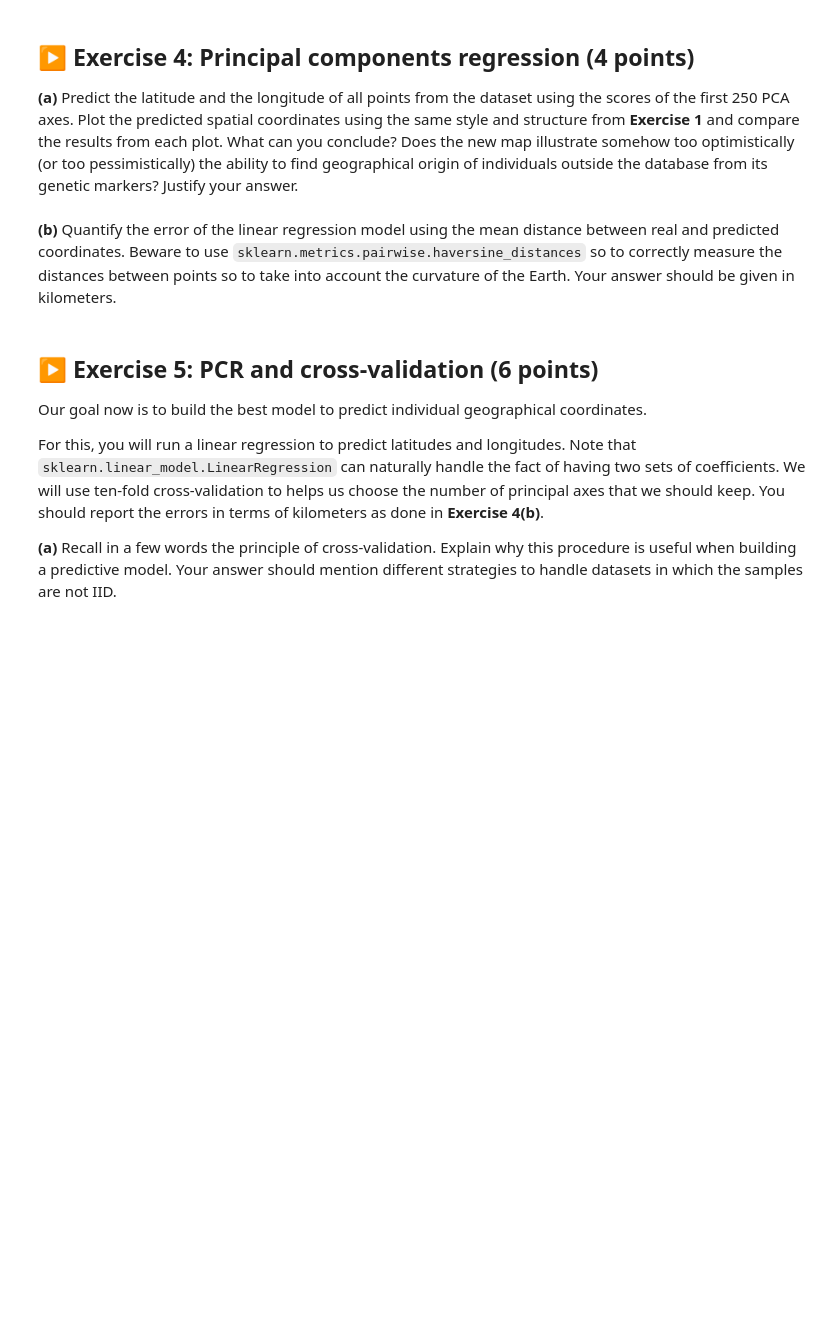
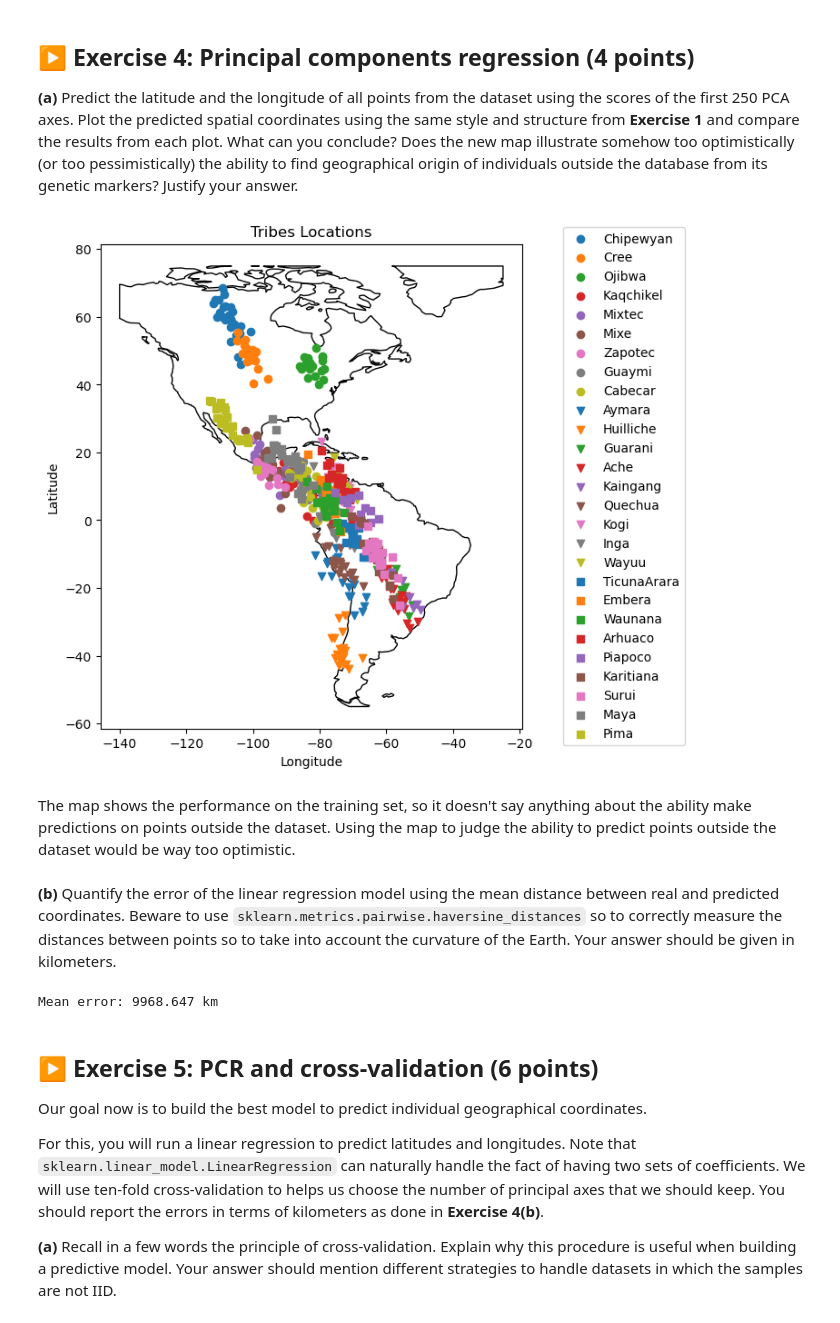
Before and after one commit to felixwl/isla, a Jupyter notebook: tp2/TP2.ipynb, the cells around one changed output. Drawn from its saved outputs; the diff is of its cells as text; code cells hidden in the pictures; blank space fills up the shorter version.

```diff
--- a/tp2/TP2.ipynb
+++ b/tp2/TP2.ipynb
@@ -207,8 +285,51 @@ Redo the 2D scatter plot from item **(b)** on the normalized version of the data
 ## ▶️ Exercise 4: Principal components regression (4 points)
 
 **(a)** Predict the latitude and the longitude of all points from the dataset using the scores of the first 250 PCA axes. Plot the predicted spatial coordinates using the same style and structure from **Exercise 1** and compare the results from each plot. What can you conclude? Does the new map illustrate somehow too optimistically (or too pessimistically) the ability to find geographical origin of individuals outside the database from its genetic markers? Justify your answer.
+# %%
+from sklearn.pipeline import make_pipeline
+
+y = df[['long', 'lat']].values
+
+scaler = StandardScaler()
+pca = PCA(n_components=250)
+regression = LinearRegression()
+
+pipeline = make_pipeline(scaler, pca, regression)
+pipeline.fit(X, y)
+predictions = pipeline.predict(X)
+
+# Plotting
+world = gpd.read_file(geodatasets.get_path('naturalearth.land'))
+fig, ax = plt.subplots(figsize=(8.0, 6.5))
+plt.subplots_adjust(left=0.0, right=0.90, bottom=0.10, top=0.92)
+world.clip([-140, -55, -25, 75]).plot(ax=ax, color='white', edgecolor='black')
+marker_list = ['o', 'v', 's']
+colors_list = [f'C{i}' for i in range(9)]
+for i, tribe in enumerate(gdf['Pop'].unique()):
+    members_tribe = predictions[gdf['Pop'] == tribe]
+    ax.scatter(members_tribe[:, 0], members_tribe[:, 1],
+               marker=marker_list[i//9],
+               color=colors_list[i%9], label=tribe)
+ax.legend(loc='center right', bbox_to_anchor=(1.4, 0.5))
+ax.set_title('Tribes Locations')
+ax.set_xlabel('Longitude')
+ax.set_ylabel('Latitude')
+fig.show()
+# %% [output]
+[figure, added]
+# %% [markdown]
+The map shows the performance on the training set, so it doesn't say anything about the ability make predictions on points outside the dataset. Using the map to judge the ability to predict points outside the dataset would be way too optimistic.
 # %% [markdown]
 **(b)** Quantify the error of the linear regression model using the mean distance between real and predicted coordinates. Beware to use `sklearn.metrics.pairwise.haversine_distances` so to correctly measure the distances between points so to take into account the curvature of the Earth. Your answer should be given in kilometers.
+# %%
+from sklearn.metrics.pairwise import haversine_distances
+
+distances = haversine_distances(y, predictions)
+mean_error = distances.mean()
+mean_error_km = mean_error * 6371
+print(f"Mean error: {mean_error_km:.3f} km")
+# %% [output]
+Mean error: 9968.647 km
 # %% [markdown]
 ## ▶️ Exercise 5: PCR and cross-validation (6 points)
 
```
Also changed, not shown: parts of 8 cells of this notebook.
